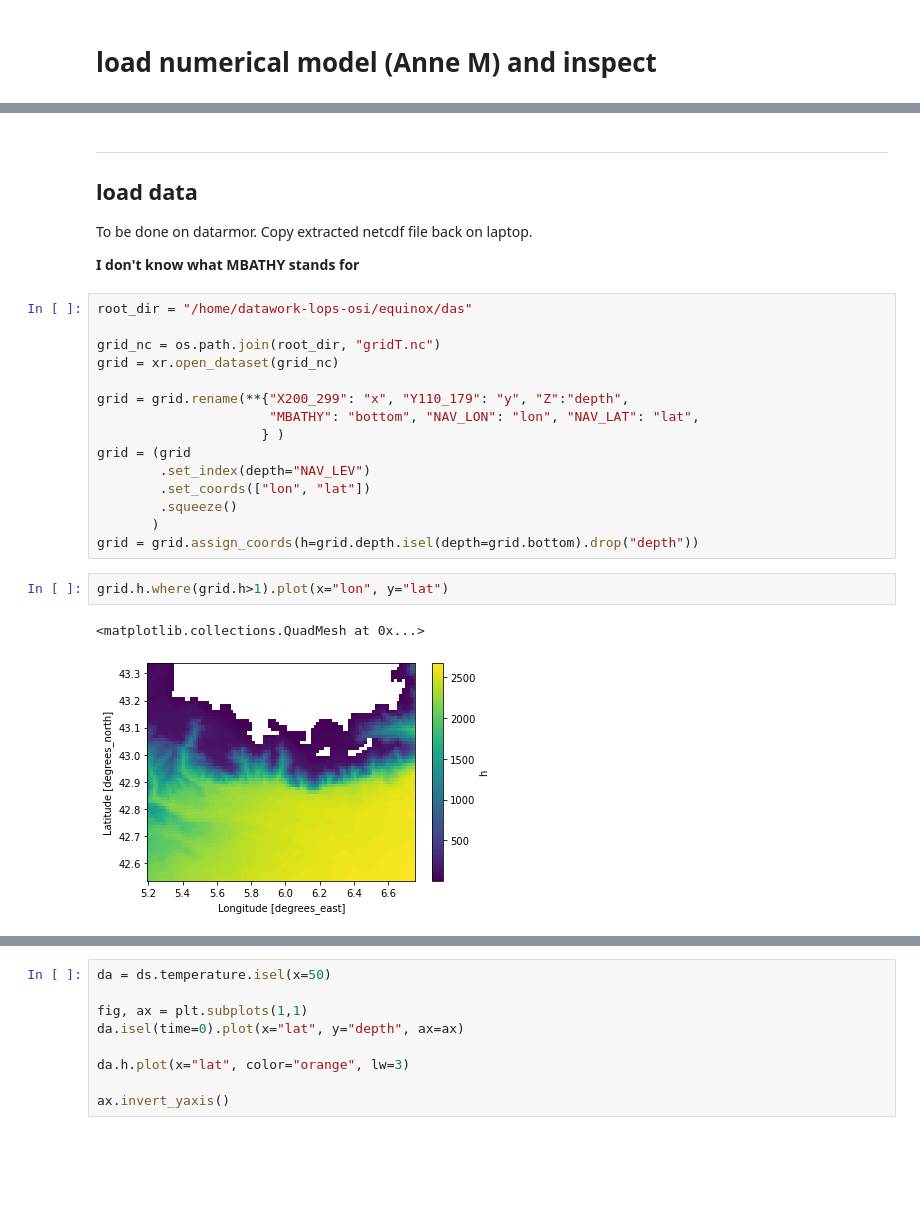
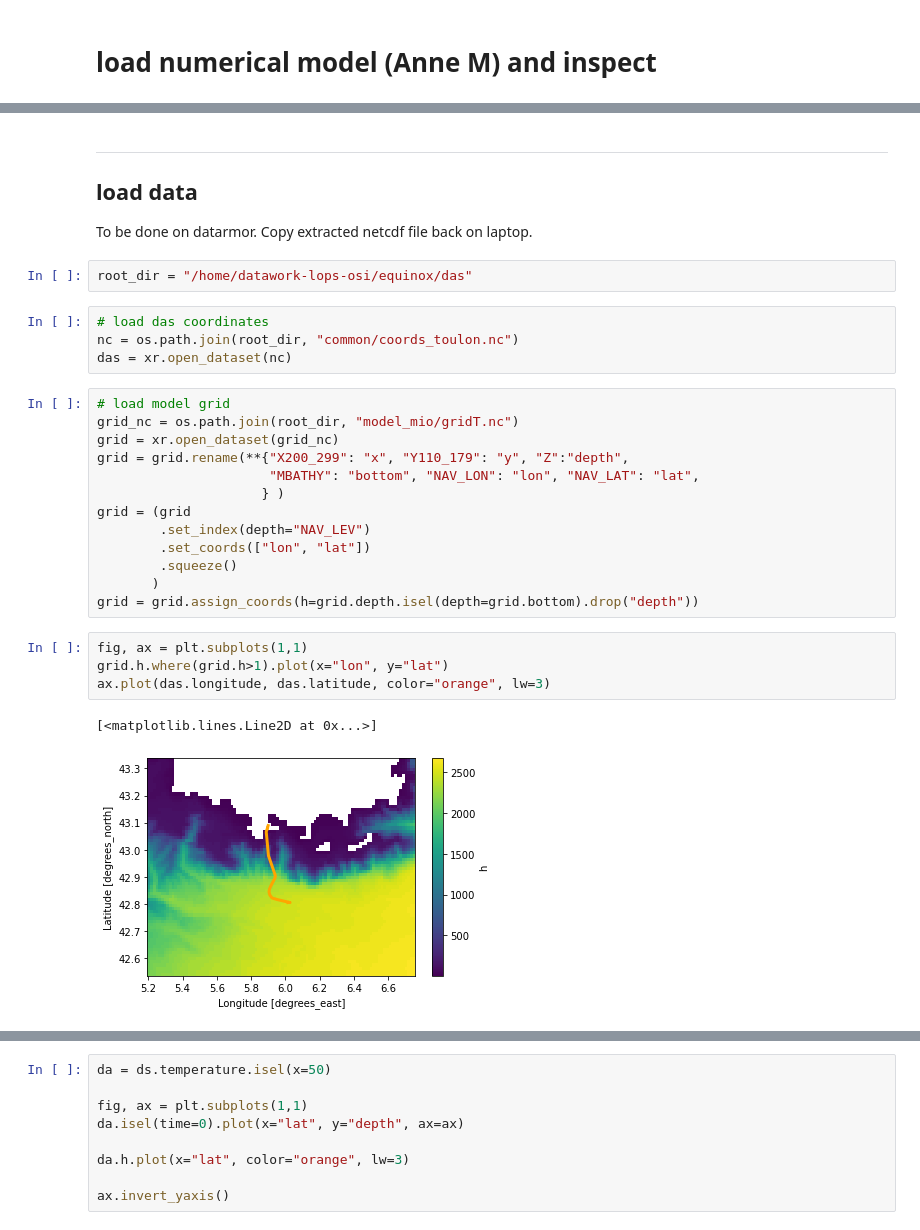
Before and after one commit to apatlpo/das_work, a Jupyter notebook: hydrology/model.ipynb, the cells around one changed output, grey strips where cells are left out. Cells and saved outputs as stored; diff of their text form; blank space fills up the shorter version.

```diff
--- a/hydrology/model.ipynb
+++ b/hydrology/model.ipynb
@@ -24,15 +26,16 @@ import xgcm
 
 To be done on datarmor.
 Copy extracted netcdf file back on laptop.
-
-
-**I don't know what MBATHY stands for**
+# %%
+root_dir = "/home/datawork-lops-osi/equinox/das"
+# %%
+# load das coordinates
+nc = os.path.join(root_dir, "common/coords_toulon.nc")
+das = xr.open_dataset(nc)
 # %%
-root_dir = "/home/datawork-lops-osi/equinox/das"
-
-grid_nc = os.path.join(root_dir, "gridT.nc")
+# load model grid
+grid_nc = os.path.join(root_dir, "model_mio/gridT.nc")
 grid = xr.open_dataset(grid_nc)
-
 grid = grid.rename(**{"X200_299": "x", "Y110_179": "y", "Z":"depth",
                       "MBATHY": "bottom", "NAV_LON": "lon", "NAV_LAT": "lat",
                      } )
@@ -43,7 +46,9 @@ grid = (grid
        )
 grid = grid.assign_coords(h=grid.depth.isel(depth=grid.bottom).drop("depth"))
 # %%
+fig, ax = plt.subplots(1,1)
 grid.h.where(grid.h>1).plot(x="lon", y="lat")
+ax.plot(das.longitude, das.latitude, color="orange", lw=3)
 # %% [output]
-<matplotlib.collections.QuadMesh at 0x...>
+[<matplotlib.lines.Line2D at 0x...>]
-[figure, old version]
+[figure, new version]
```
Also changed, not shown: parts of 15 cells of this notebook.
